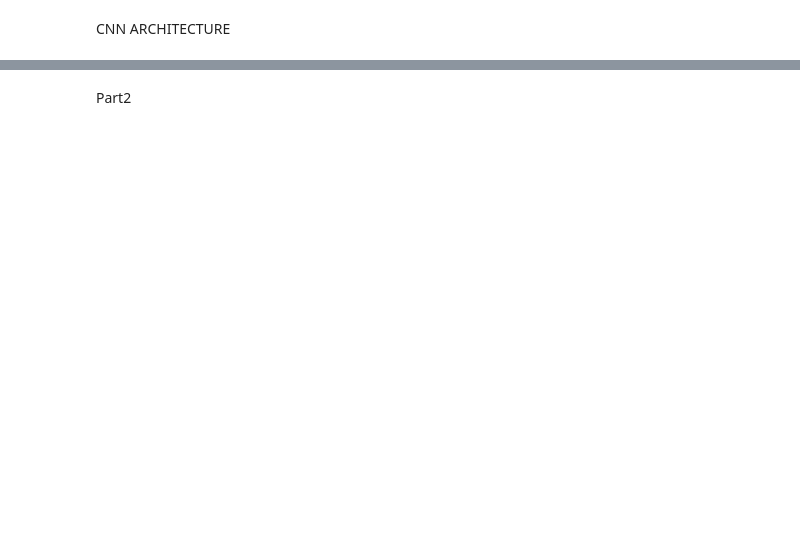
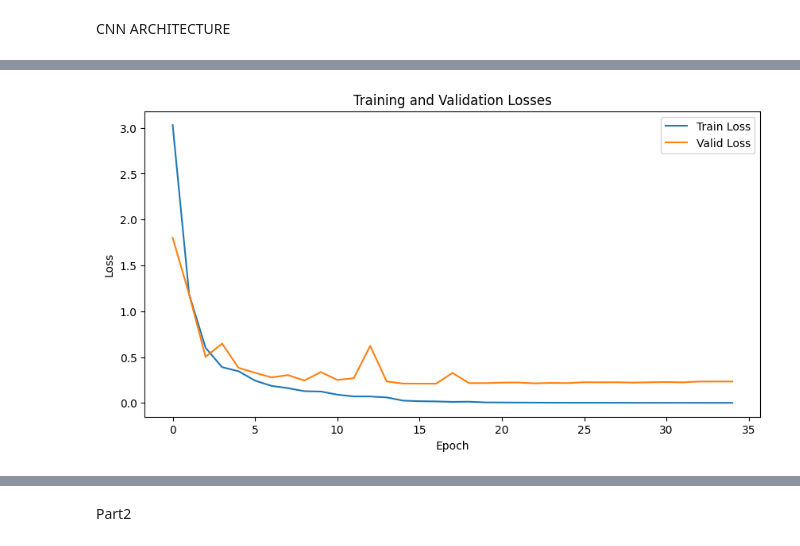
Before and after one commit to OdysseasKM/ImageClassificationCNNs, a Jupyter notebook: main.ipynb, the cells around one changed output, grey strips where cells are left out. Saved outputs shown, nothing was run; the diff lists cells and outputs as text; code cells hidden in the pictures; blank space fills up the shorter version.

```diff
--- a/main.ipynb
+++ b/main.ipynb
@@ -149,7 +119,7 @@ ModuleNotFoundError: No module named 'torch'
 import torch
 import torch.nn as nn
 import torch.optim as optim
-import torch.nn.functional as F  # Add this line to import torch.nn.functional as F
+import torch.nn.functional as F
 from torch.utils.data import DataLoader, TensorDataset
 from sklearn.model_selection import train_test_split
 import matplotlib.pyplot as plt
@@ -157,6 +127,12 @@ from torchvision import transforms
 
 # Set random seed for reproducibility
 torch.manual_seed(42)
+
+# Define batch size and other hyperparameters
+batch_size = 64
+learning_rate = 0.01
+epochs = 35
+
 
 # Assuming x_train, x_valid, y_train, y_valid are already defined
 # and represent the data split using train_test_split from sklearn
@@ -175,7 +151,90 @@ train_loader = DataLoader(dataset=train_dataset, batch_size=batch_size, shuffle=
 valid_dataset = TensorDataset(x_valid_tensor, y_valid_tensor)
 valid_loader = DataLoader(dataset=valid_dataset, batch_size=batch_size, shuffle=False)
 
-# Define batch size and other hyperparameters
-batch_size = 64
-learning_rate = 0.01
-epochs = 10
+
+# Define a simple CNN model
+class SimpleCNN(nn.Module):
+    def __init__(self):
+        super(SimpleCNN, self).__init__()
+        self.conv1 = nn.Conv2d(in_channels=1, out_channels=6, kernel_size=5)
+        self.conv2 = nn.Conv2d(in_channels=6, out_channels=12, kernel_size=5)
+        self.fc1 = nn.Linear(in_features=12 * 4 * 4, out_features=120)
+        self.fc2 = nn.Linear(in_features=120, out_features=10)
+
+    def forward(self, x):
+        x = F.relu(self.conv1(x))
+        x = F.max_pool2d(x, kernel_size=2, stride=2)
+        x = F.relu(self.conv2(x))
+        x = F.max_pool2d(x, kernel_size=2, stride=2)
+        x = x.view(-1, 12 * 4 * 4)
+        x = F.relu(self.fc1(x))
+        x = self.fc2(x)
+        return x
+
+# Initialize the model
+model = SimpleCNN()
+
+# Define loss function and optimizer
+criterion = nn.CrossEntropyLoss()
+optimizer = optim.SGD(model.parameters(), lr=learning_rate)
+
+# Lists to store losses for plotting
+train_losses = []
+valid_losses = []
+
+best_valid_loss = float('inf')
+best_model_state_dict = None
+
+# Training loop
+for epoch in range(epochs):
+    # Training phase
+    model.train()
+    total_train_loss = 0.0
+    for batch_idx, (data, target) in enumerate(train_loader):
+        optimizer.zero_grad()
+        output = model(data.unsqueeze(1))  # Add channel dimension for grayscale images
+        loss = criterion(output, target)
+        loss.backward()
+        optimizer.step()
+        total_train_loss += loss.item()
+
+    avg_train_loss = total_train_loss / len(train_loader)
+    train_losses.append(avg_train_loss)
+
+    # Validation phase
+    model.eval()
+    total_valid_loss = 0.0
+    with torch.no_grad():
+        for data, target in valid_loader:
+            output = model(data.unsqueeze(1))  # Add channel dimension for grayscale images
+            loss = criterion(output, target)
+            total_valid_loss += loss.item()
+
+    avg_valid_loss = total_valid_loss / len(valid_loader)
+    valid_losses.append(avg_valid_loss)
+
+    print(f'Epoch [{epoch+1}/{epochs}], Train Loss: {avg_train_loss:.4f}, Valid Loss: {avg_valid_loss:.4f}')
+
+    # Save the model with the best validation loss
+    if avg_valid_loss < best_valid_loss:
+        best_valid_loss = avg_valid_loss
+        best_model_state_dict = model.state_dict()
+
+# Load the best model state dict
+if best_model_state_dict is not None:
+    model.load_state_dict(best_model_state_dict)
+    print(best_valid_loss)
+
+# Plot training and validation losses
+plt.figure(figsize=(10, 5))
+plt.plot(train_losses, label='Train Loss')
+plt.plot(valid_losses, label='Valid Loss')
+plt.xlabel('Epoch')
+plt.ylabel('Loss')
+plt.title('Training and Validation Losses')
+plt.legend()
+plt.show()
+
+# Save the best model
+torch.save(model.state_dict(), 'best_model.pth')
+# %% [output]
@@ -181,0 +258 @@ epochs = 10
+[figure, added]
```
Also changed, not shown: parts of 13 cells of this notebook.
